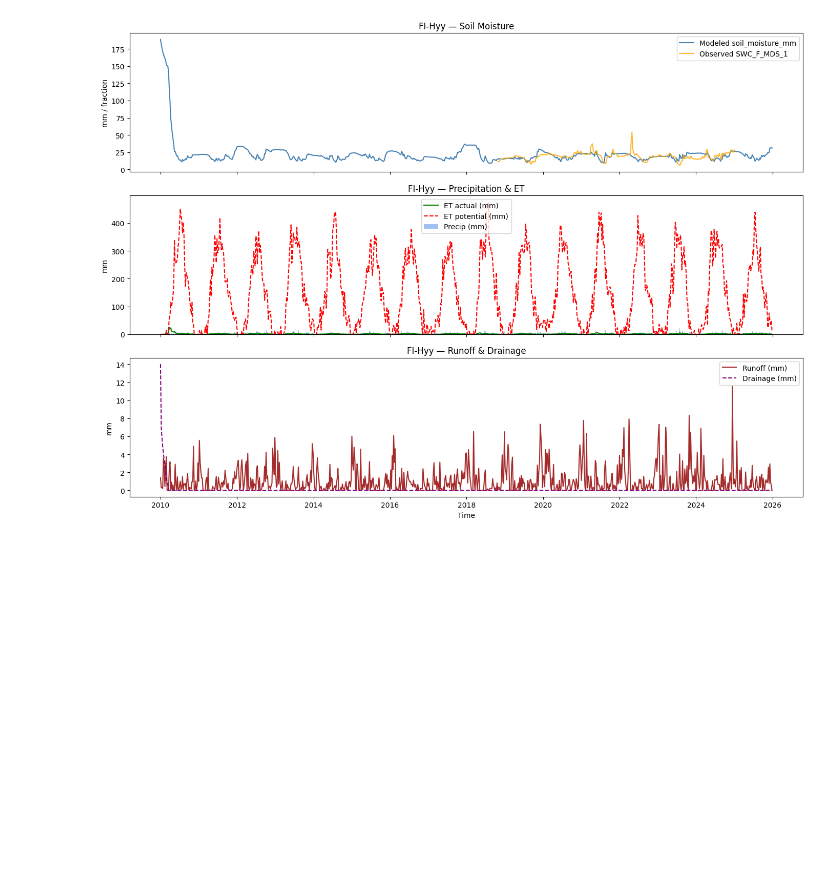
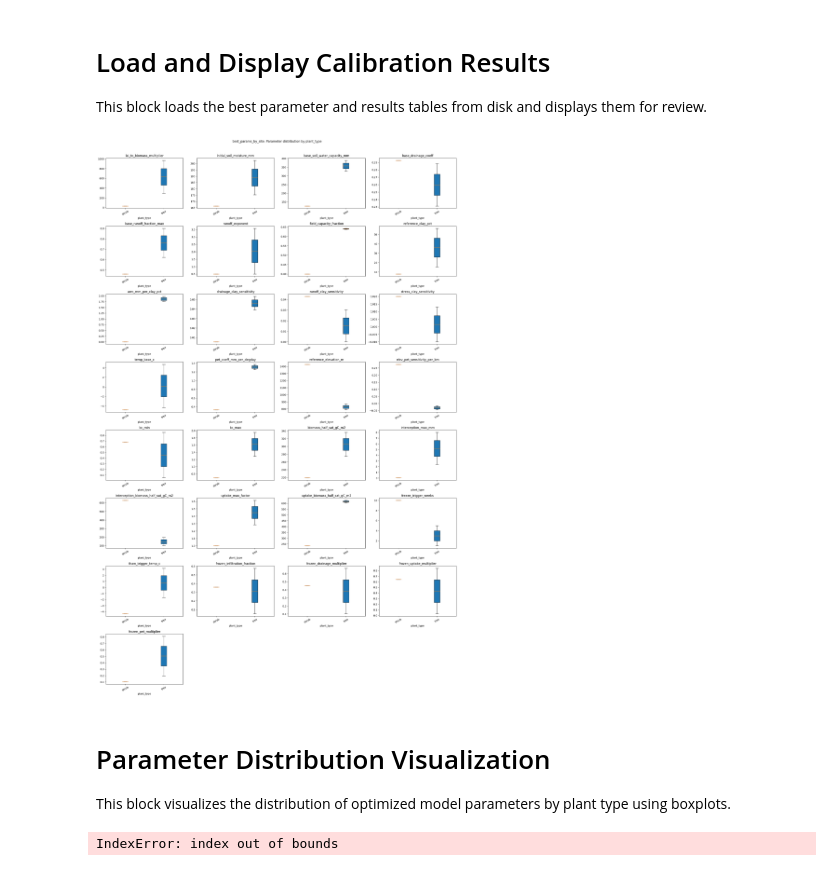
Before and after one commit to vmyrgiotis/soil_moisture_model, a Jupyter notebook: notebook.ipynb, the cells around one changed output. Cells and saved outputs as stored; diff of their text form; code cells hidden in the pictures; blank space fills up the shorter version.

```diff
--- a/notebook.ipynb
+++ b/notebook.ipynb
@@ -283,6 +312,51 @@ best_params_by_site
+# %% [markdown]
+# Load and Display Calibration Results
+This block loads the best parameter and results tables from disk and displays them for review.
+# %%
+# Plot parameter distributions per plant_type from best_params_by_site
+df_params = best_params_by_site.copy()
+
+# Keep numeric columns that are actual parameters/fit values
+exclude_cols = {"calib_rmse"}  # keep/remove as you prefer
+param_cols = [
+    c for c in df_params.select_dtypes(include=[np.number]).columns
+    if c not in exclude_cols
+]
+
+plant_types = sorted(df_params["plant_type"].dropna().unique())
+
+n = len(param_cols)
+ncols = 4
+nrows = int(np.ceil(n / ncols))
+fig, axes = plt.subplots(nrows=nrows, ncols=ncols, figsize=(5 * ncols, 3.8 * nrows))
+axes = np.array(axes).reshape(-1)
+
+for i, p in enumerate(param_cols):
+    ax = axes[i]
+    data = [df_params.loc[df_params["plant_type"] == pt, p].dropna().values for pt in plant_types]
+    data = [d for d in data if len(d) > 0]
+    labels = [pt for pt in plant_types if not df_params.loc[df_params["plant_type"] == pt, p].dropna().empty]
+
+    if data:
+        ax.boxplot(data, tick_labels=labels, patch_artist=True)
+    ax.set_title(p)
+    ax.set_xlabel("plant_type")
+    ax.tick_params(axis="x", rotation=30)
+
+for j in range(n, len(axes)):
+    axes[j].axis("off")
+
+fig.suptitle("best_params_by_site: Parameter distribution by plant_type", y=1.01)
+fig.tight_layout()
+plt.show()
+# %% [output]
+[figure, added]
+# %% [markdown]
+# Parameter Distribution Visualization
+This block visualizes the distribution of optimized model parameters by plant type using boxplots.
 # %%
 results_all_sites = pd.read_parquet("/home/vm/Desktop/results_all_sites.parquet")
-site = results_all_sites.index.get_level_values("site_name").unique()[0]
+site = results_all_sites.index.get_level_values("site_name").unique()[3]
 site_df = results_all_sites.xs(site, level="site_name").reset_index()
 
 fig, axes = plt.subplots(nrows=3, ncols=1, figsize=(14, 10), sharex=True)
@@ -314,4 +388,4 @@ axes[2].legend()
 fig.tight_layout()
 plt.show()
 # %% [output]
-[figure, removed]
+IndexError: index out of bounds
```
Also changed, not shown: parts of 10 cells of this notebook.
